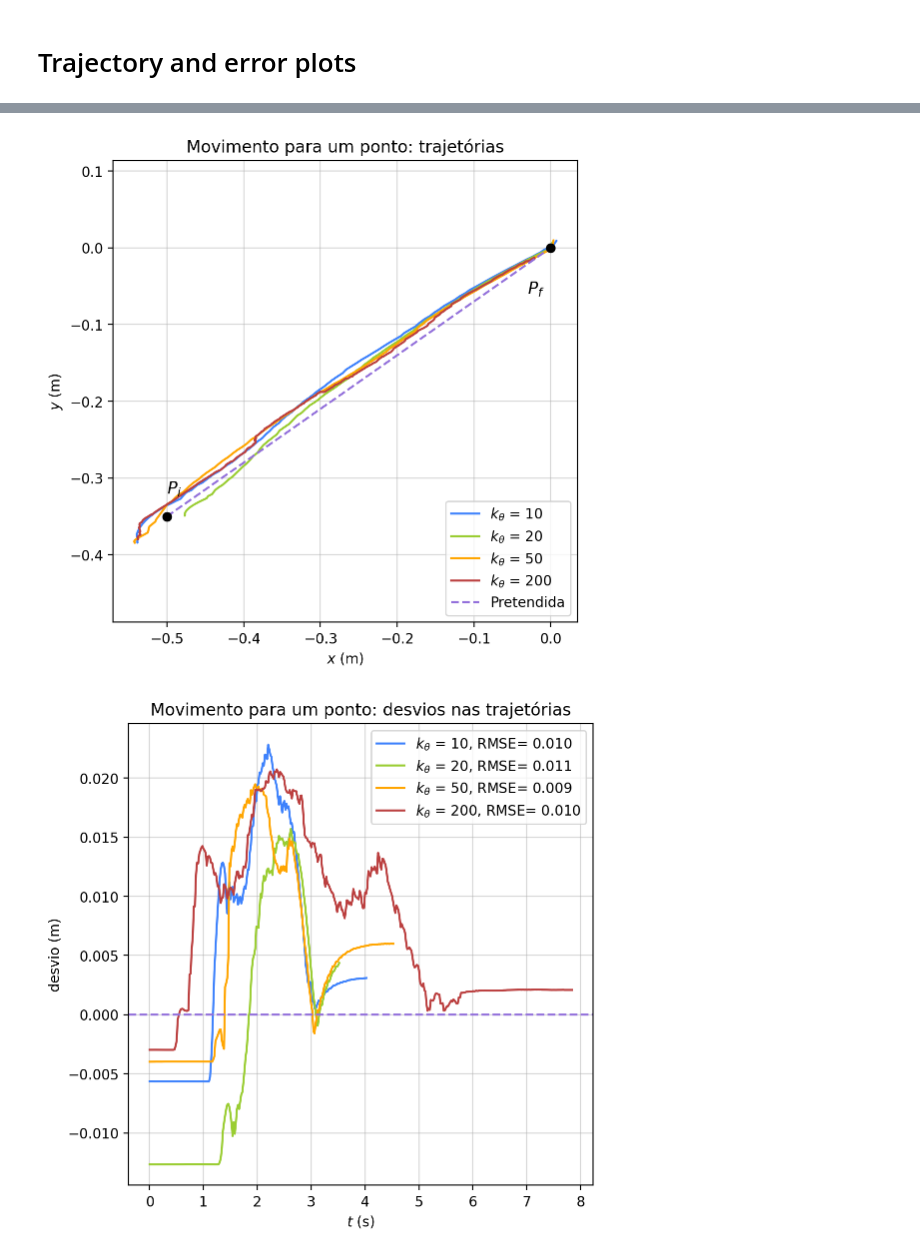
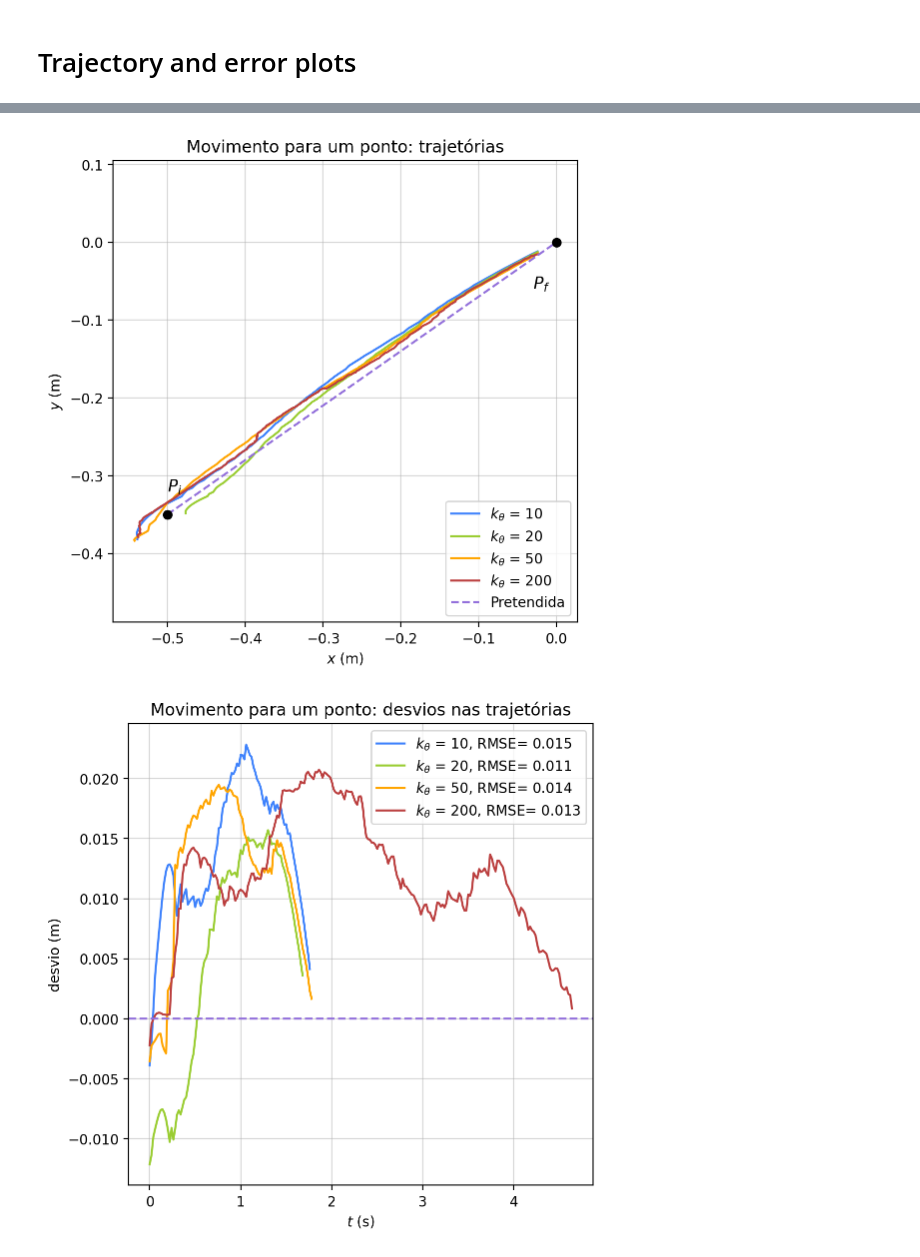
Before and after one commit to sergisousa/Robotica2026, a Jupyter notebook: Análises/Análise ktheta.ipynb, the cells around one changed output, grey strips where cells are left out. Drawn from its saved outputs; the diff is of its cells as text; code cells hidden in the pictures.

```diff
--- a/Análises/Análise ktheta.ipynb
+++ b/Análises/Análise ktheta.ipynb
@@ -184,21 +218,21 @@ for traj_type, sub in all_data.items():
         traj_parms = Pix_goto, Piy_goto, Pfx_goto, Pfy_goto
         des_traj = des_traj_line
         error_f = error_line
-        n_max = n_max_goto
+        find_n_max = find_n_max_line
 
     elif traj_type == 'Line':
         title = 'Segmentos de reta'
         traj_parms = Pix_line, Piy_line, Pfx_line, Pfy_line
         des_traj = des_traj_line
         error_f = error_line
-        n_max = n_max_line
+        find_n_max = find_n_max_line
 
     elif traj_type == 'Arc':
         title = "Arcos de circunferência"
         traj_parms = Pix_arc, Piy_arc, Pcx_arc, Pcy_arc, alpha_arc
         des_traj = des_traj_arc
         error_f = error_arc
-        n_max = n_max_arc
+        find_n_max = find_n_max_arc
 
     else:
         print("Trajetória desconhecida")
@@ -226,7 +260,8 @@ for traj_type, sub in all_data.items():
         theta = data[5]
 
         n_min = find_n_min(x, y)
-        data = data[:, n_min:n_max[i]]
+        n_max = find_n_max(x, y, *traj_parms)
+        data = data[:, n_min:n_max]
 
         t = data[0] - data[0, 0]
         x = data[3]
@@ -285,2 +320,2 @@ Line 200.0 (6, 324)
-[figure, old version]
+[figure, new version]
-[figure, old version]
+[figure, new version]
```
Also changed, not shown: parts of 3 cells of this notebook, 1 other file.
